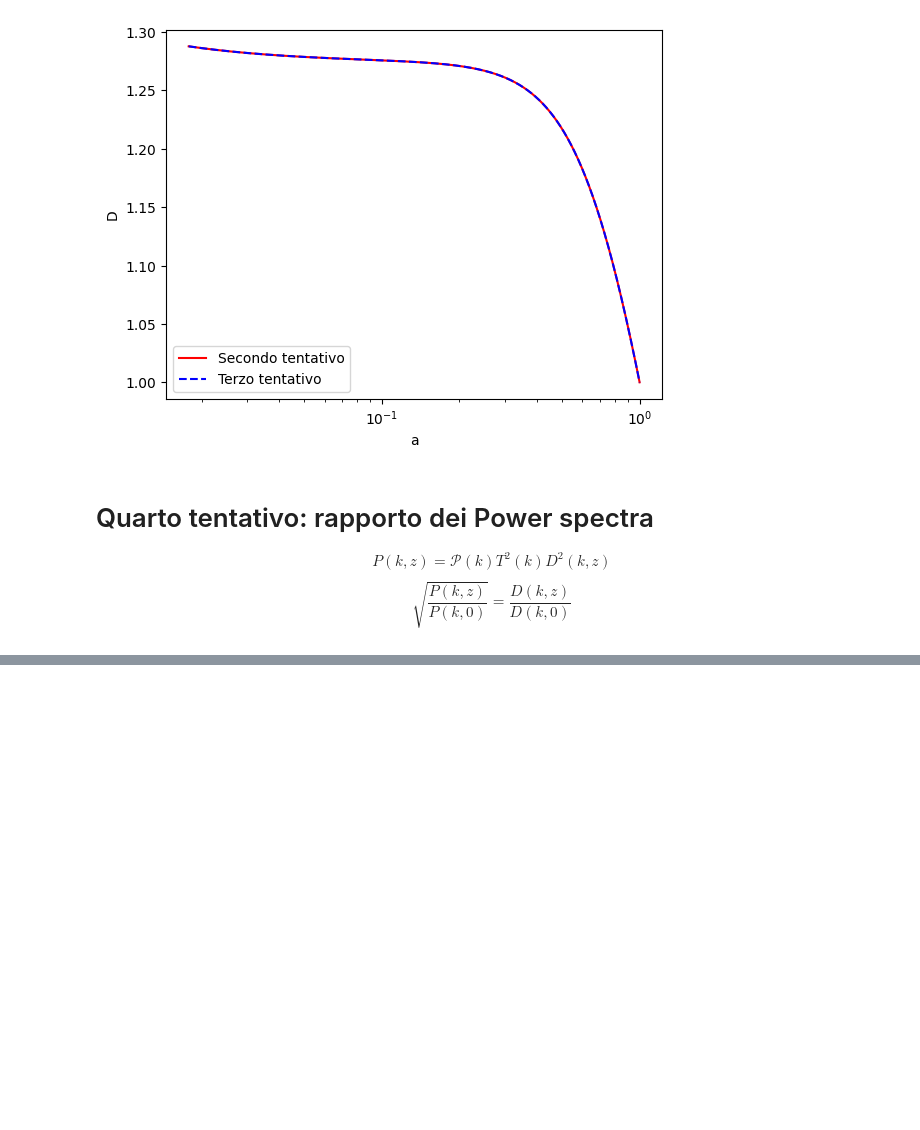
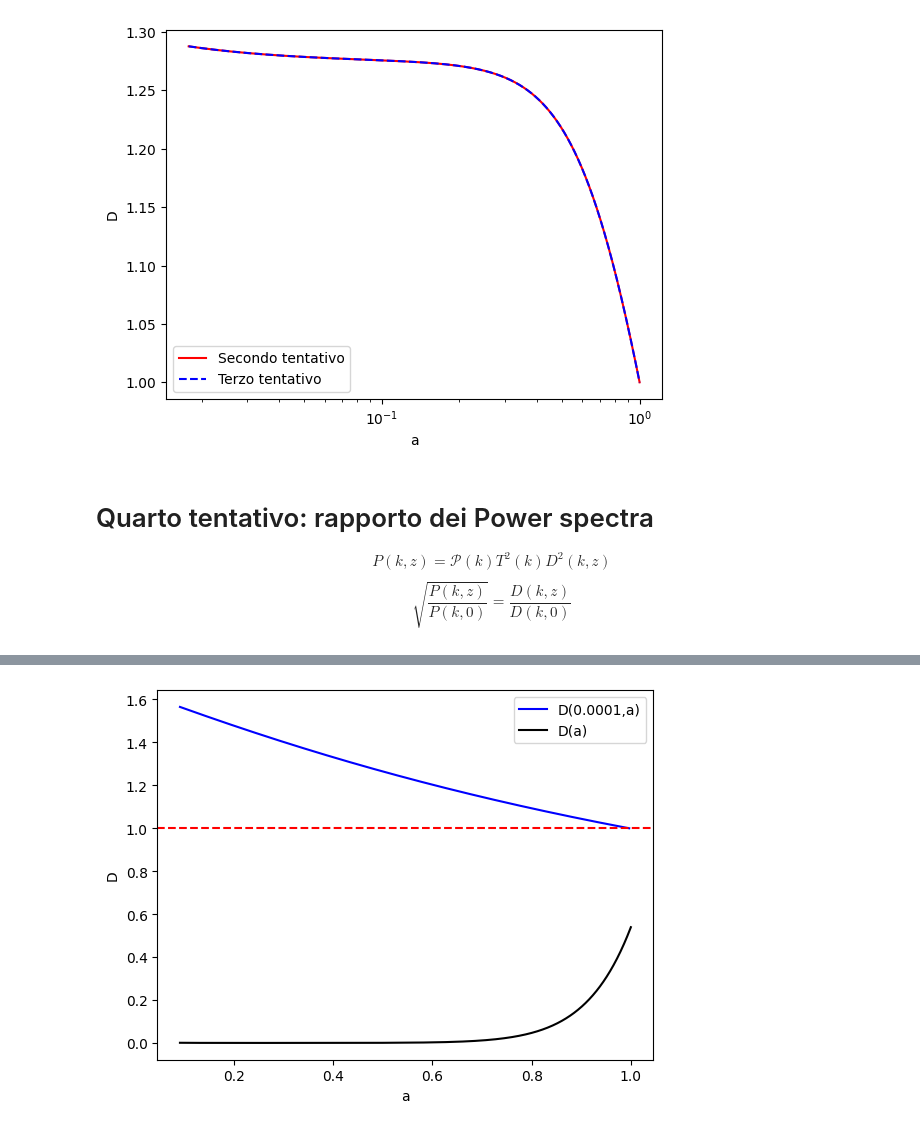
Before and after one commit to ste-cartu/Bachelor-Thesis, a Jupyter notebook: growth.ipynb, the cells around one changed output, grey strips where cells are left out. Cells and saved outputs as stored; diff of their text form; code cells hidden in the pictures; blank space fills up the shorter version.

```diff
--- a/growth.ipynb
+++ b/growth.ipynb
@@ -256,0 +277,26 @@ print(N)
+# %%
+# normalizzo anche il growth factor scale independent e provo a confrontare i due
+
+z = bg['z'][37023:]
+a = 1./(z+1)
+
+dz = bg['gr.fac. D'][37023:]
+Dz = [0 for i in range(n)]
+
+for i in range(n) :
+    Dz[i] = dz[i]/Pkz[i][-1]
+# %%
+# plotto D(k,a) con variabile a e parametro k, plotto anche D(a) rinormalizzato
+
+plt.plot(aa, Dkz[0,:], color='blue', label='D(' + str(kk[0]) + ',a)') #, linewidth='0.5')
+# plt.plot(aa, Dkz[2976,:], color='blue', label='D(' + str(kk[2976]) + ',a)', linewidth='0.5')
+plt.plot(a, Dz, color='black', label='D(a)')
+plt.axhline(y=1, color='red', linestyle='--')
+
+plt.xlabel('a')
+plt.ylabel('D')
+
+plt.legend()
+plt.show()
+# %% [output]
+[figure, added]
```
Also changed, not shown: parts of 5 cells of this notebook, 1 other file.
